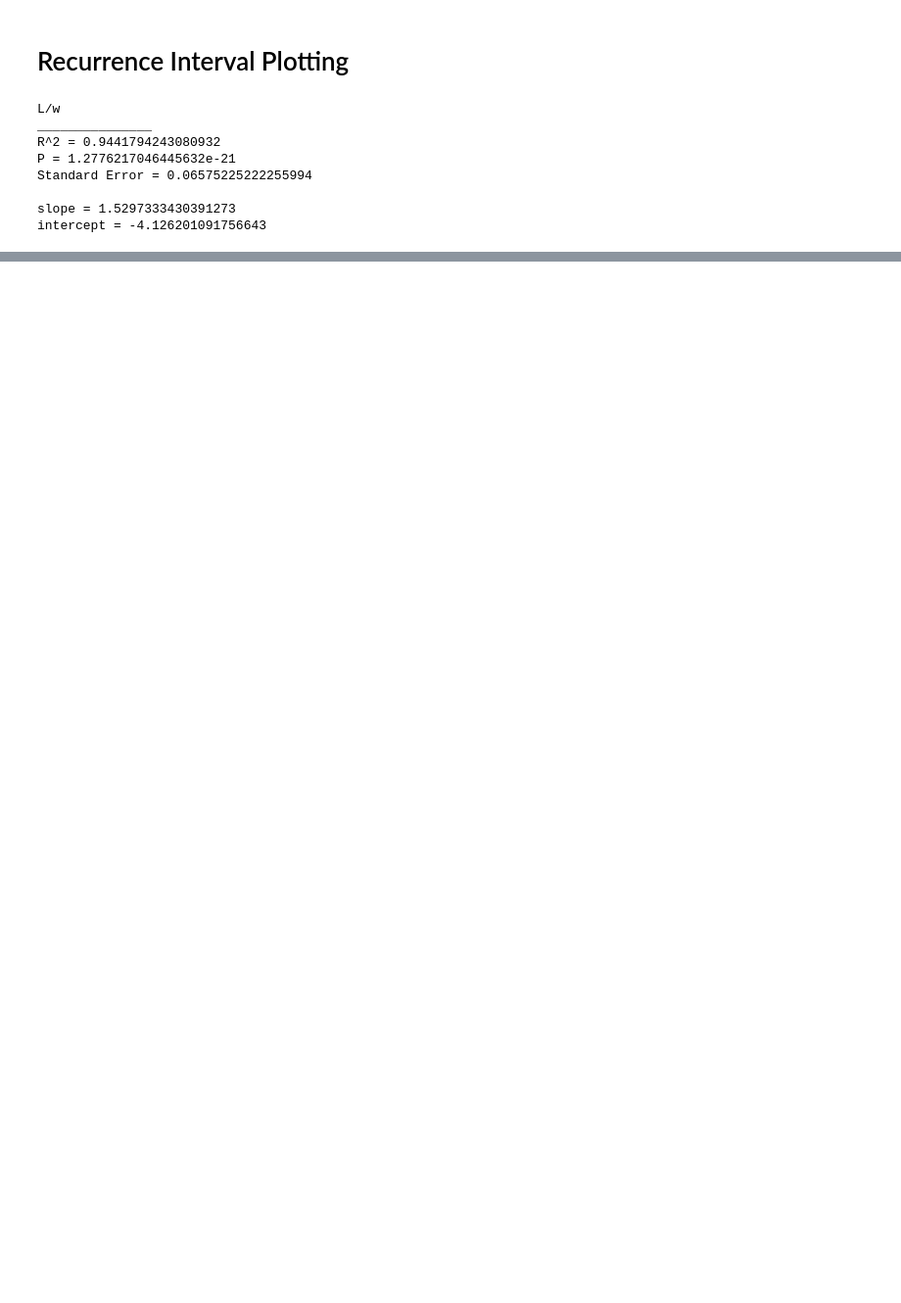
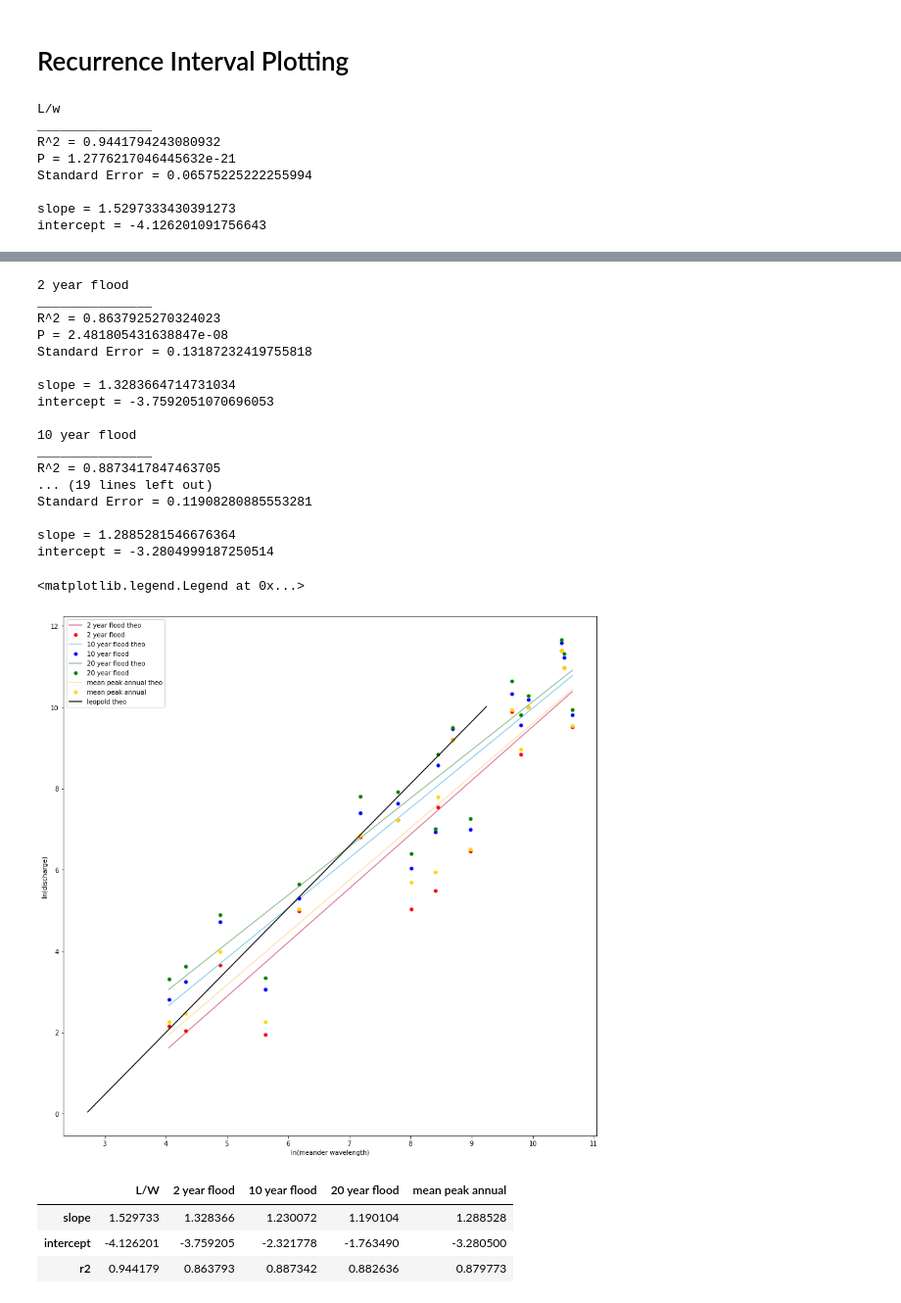
Before and after one commit to b-r-hamilton/meander, a Jupyter notebook: rec_int.ipynb, the cells around one changed output, grey strips where cells are left out. Shown at 98% size. Saved outputs shown, nothing was run; the diff lists cells and outputs as text; code cells hidden in the pictures; blank space fills up the shorter version.

```diff
--- a/rec_int.ipynb
+++ b/rec_int.ipynb
@@ -167,0 +167,60 @@ df
+# %%
+fig = plt.figure(figsize = (15, 15))
+fig.patch.set_facecolor('white')
+names = ['2 year flood', '10 year flood', '20 year flood', 'mean peak annual']
+index = 0
+colors = ['red', 'blue', 'green', 'gold']
+colors1 = ['palevioletred', 'skyblue', 'darkseagreen', 'navajowhite']
+
+for q in [seg_data_rec2, seg_data_rec10, seg_data_rec20, peak]:
+    x_ln = np.log(seg_data_wave)
+    y_ln = np.log(q)
+    slope, intercept, r2, y_theo = dm.lin_reg(x_ln, y_ln, names[index])
+
+    y_theo = np.sort(y_theo)
+    plt.plot(np.sort(x_ln), y_theo, '-', color = colors1[index])
+    plt.plot(x_ln, y_ln, '.', markersize = 10, color = colors[index])
+
+
+    plt.xlabel('ln(meander wavelength)')
+    plt.ylabel('ln(discharge)')
+    df[names[index]] = [slope, intercept, r2]
+
+    index += 1
+plt.plot(leo_x_ln_sort, leo_theo, '-', color = 'black')
+
+l = []
+for n in names:
+    l.append(n + ' theo')
+
+    l.append(n)
+l.append('leopold theo')
+
+plt.legend(l)
+# %% [output]
+2 year flood
+_______________
+R^2 = 0.8637925270324023
+P = 2.481805431638847e-08
+Standard Error = 0.13187232419755818
+
+slope = 1.3283664714731034
+intercept = -3.7592051070696053
+
+10 year flood
+_______________
+R^2 = 0.8873417847463705
+... (19 lines left out)
+Standard Error = 0.11908280885553281
+
+slope = 1.2885281546676364
+intercept = -3.2804999187250514
+<matplotlib.legend.Legend at 0x...>
+[figure, added]
+# %%
+df
+# %% [output]
+|  | L/W | 2 year flood | 10 year flood | 20 year flood | mean peak annual |
+| slope | 1.529733 | 1.328366 | 1.230072 | 1.190104 | 1.288528 |
+| intercept | -4.126201 | -3.759205 | -2.321778 | -1.763490 | -3.280500 |
+| r2 | 0.944179 | 0.863793 | 0.887342 | 0.882636 | 0.879773 |
```
Also changed, not shown: parts of 6 cells of this notebook, 5 other files.
